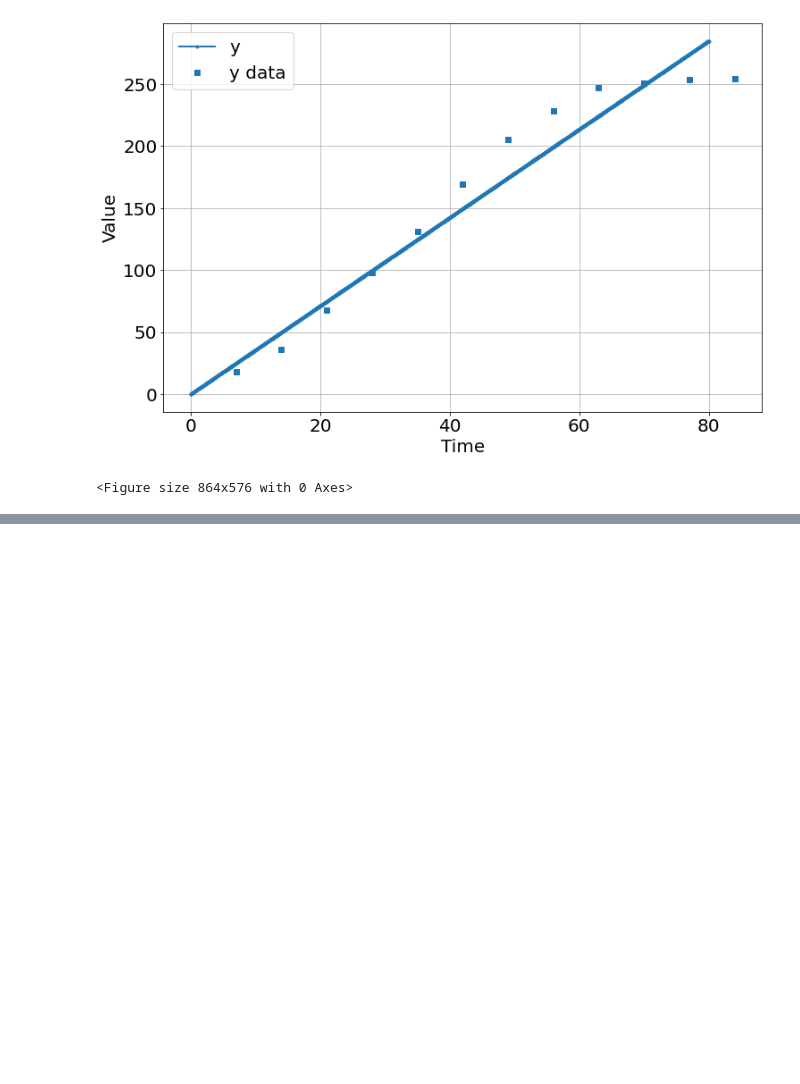
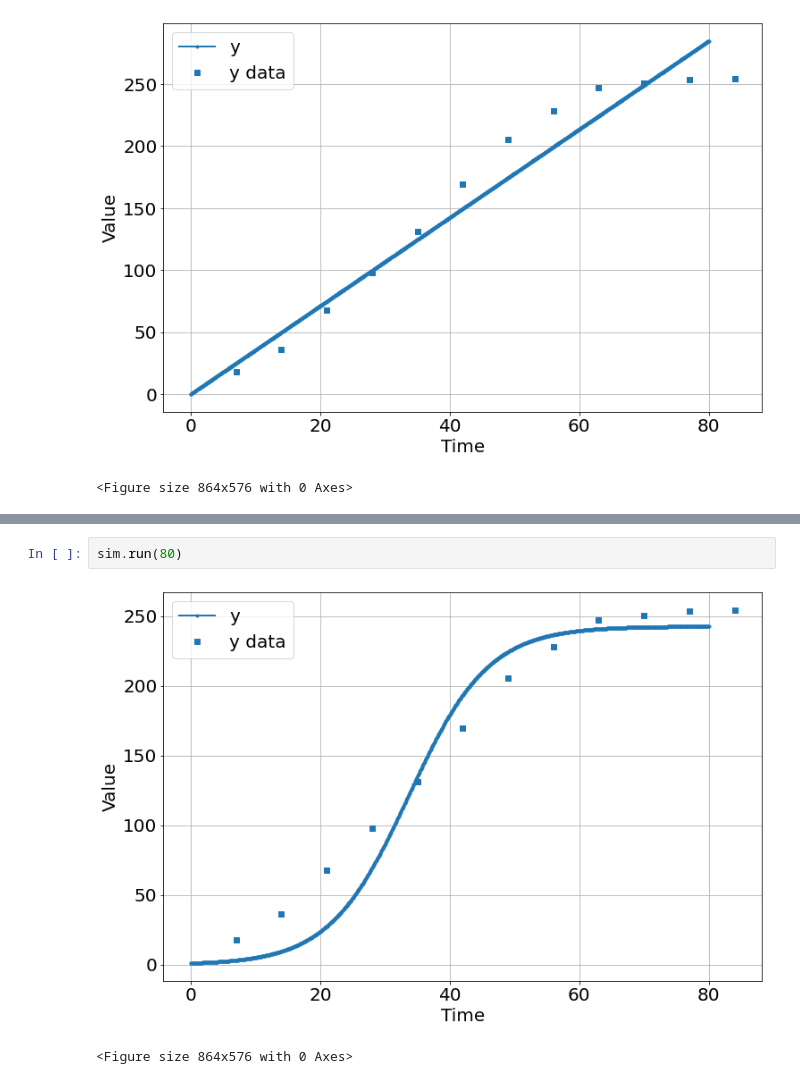
Before and after one commit to bblais/Computer-Programming-for-the-Sciences-Spring-2022, a Jupyter notebook: Sprint #3 - Parameter Fitting and Scientific Questions/2022-03-22 - lmfit with pyndamics.ipynb, the cells around one changed output, grey strips where cells are left out. Drawn from its saved outputs; the diff is of its cells as text; blank space fills up the shorter version.

```diff
--- a/Sprint #3 - Parameter Fitting and Scientific Questions/2022-03-22 - lmfit with pyndamics.ipynb
+++ b/Sprint #3 - Parameter Fitting and Scientific Questions/2022-03-22 - lmfit with pyndamics.ipynb
@@ -54,0 +71,5 @@ sim.run(80)
+# %%
+sim.run(80)
+# %% [output]
+[figure, added]
+<Figure size 864x576 with 0 Axes>
```
Also changed, not shown: parts of 8 cells of this notebook, 1 other file.
